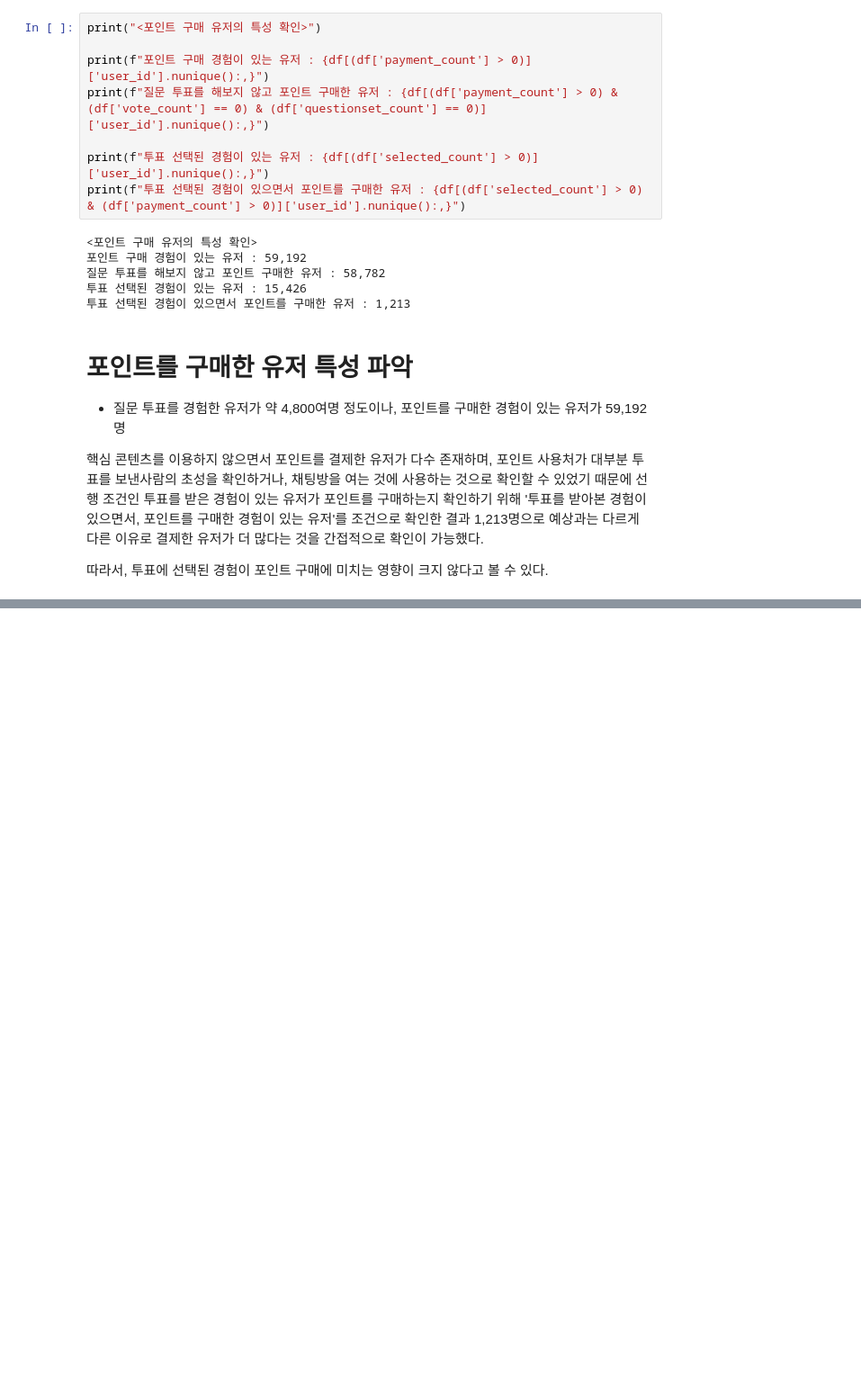
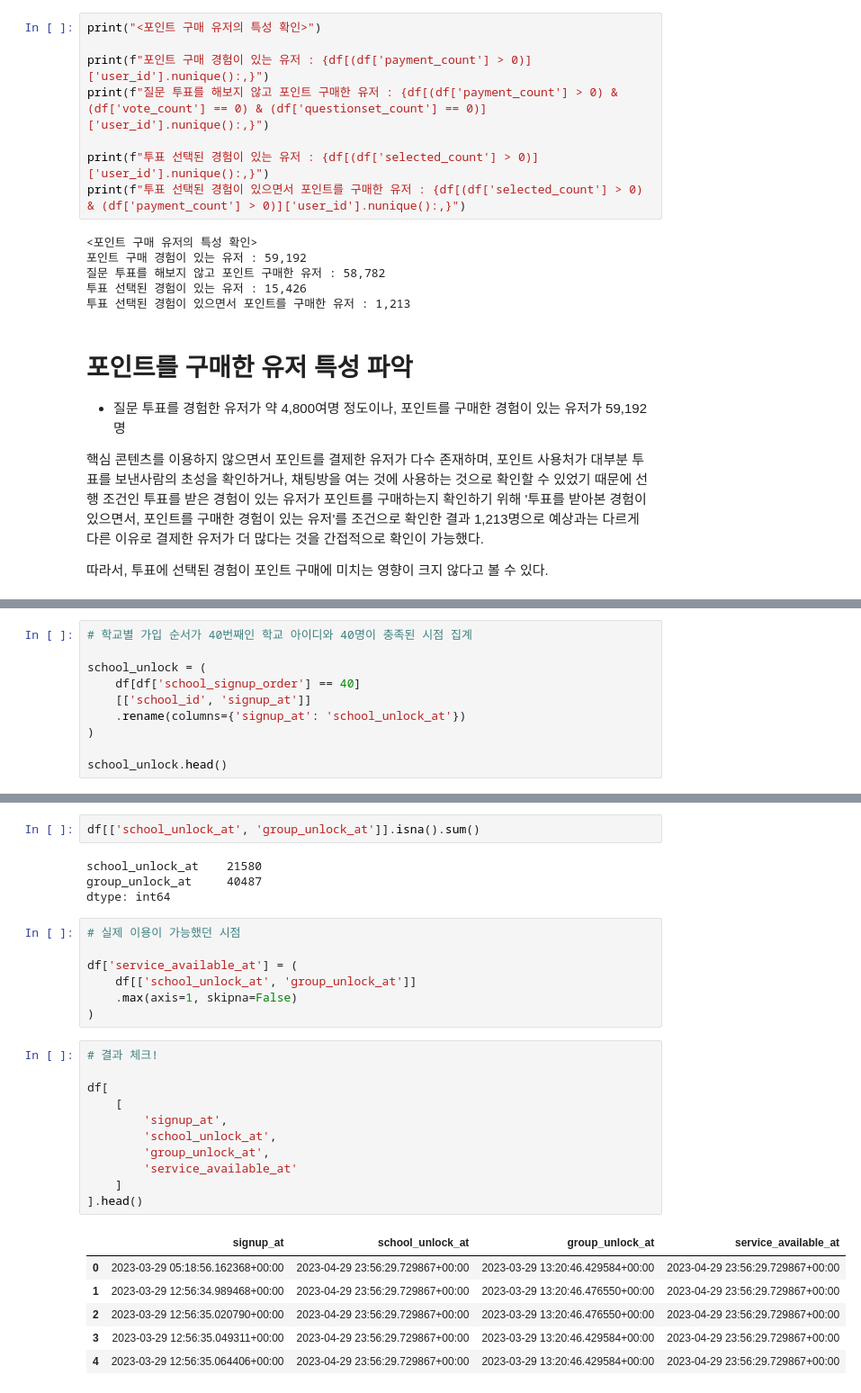
Before and after one commit to zoo-no-s/sns_service_analysis, a Jupyter notebook: notebooks/activation_analysis_kkw.ipynb, the cells around one changed output, grey strips where cells are left out. Shown at 90% size. Saved outputs shown, nothing was run; the diff lists cells and outputs as text; blank space fills up the shorter version.

Commit message:
feat: add service eligibility analysis for activation

```diff
--- a/notebooks/activation_analysis_kkw.ipynb
+++ b/notebooks/activation_analysis_kkw.ipynb
@@ -175,0 +201,10 @@ memory usage: 76.2 MB
+# %%
+# 학교별 가입 순서가 40번째인 학교 아이디와 40명이 충족된 시점 집계
+
+school_unlock = (
+    df[df['school_signup_order'] == 40]
+    [['school_id', 'signup_at']]
+    .rename(columns={'signup_at': 'school_unlock_at'})
+)
+
+school_unlock.head()
@@ -175,0 +272,31 @@ memory usage: 76.2 MB
+# %%
+df[['school_unlock_at', 'group_unlock_at']].isna().sum()
+# %% [output]
+school_unlock_at    21580
+group_unlock_at     40487
+dtype: int64
+# %%
+# 실제 이용이 가능했던 시점
+
+df['service_available_at'] = (
+    df[['school_unlock_at', 'group_unlock_at']]
+    .max(axis=1, skipna=False)
+)
+# %%
+# 결과 체크!
+
+df[
+    [
+        'signup_at',
+        'school_unlock_at',
+        'group_unlock_at',
+        'service_available_at'
+    ]
+].head()
+# %% [output]
+|  | signup_at | school_unlock_at | group_unlock_at | service_available_at |
+| 0 | 2023-03-29 05:18:56.162368+00:00 | 2023-04-29 23:56:29.729867+00:00 | 2023-03-29 13:20:46.429584+00:00 | 2023-04-29 23:56:29.729867+00:00 |
+| 1 | 2023-03-29 12:56:34.989468+00:00 | 2023-04-29 23:56:29.729867+00:00 | 2023-03-29 13:20:46.476550+00:00 | 2023-04-29 23:56:29.729867+00:00 |
+| 2 | 2023-03-29 12:56:35.020790+00:00 | 2023-04-29 23:56:29.729867+00:00 | 2023-03-29 13:20:46.476550+00:00 | 2023-04-29 23:56:29.729867+00:00 |
+| 3 | 2023-03-29 12:56:35.049311+00:00 | 2023-04-29 23:56:29.729867+00:00 | 2023-03-29 13:20:46.429584+00:00 | 2023-04-29 23:56:29.729867+00:00 |
+| 4 | 2023-03-29 12:56:35.064406+00:00 | 2023-04-29 23:56:29.729867+00:00 | 2023-03-29 13:20:46.429584+00:00 | 2023-04-29 23:56:29.729867+00:00 |
```
Also changed, not shown: parts of 15 cells of this notebook, 2 other files.
